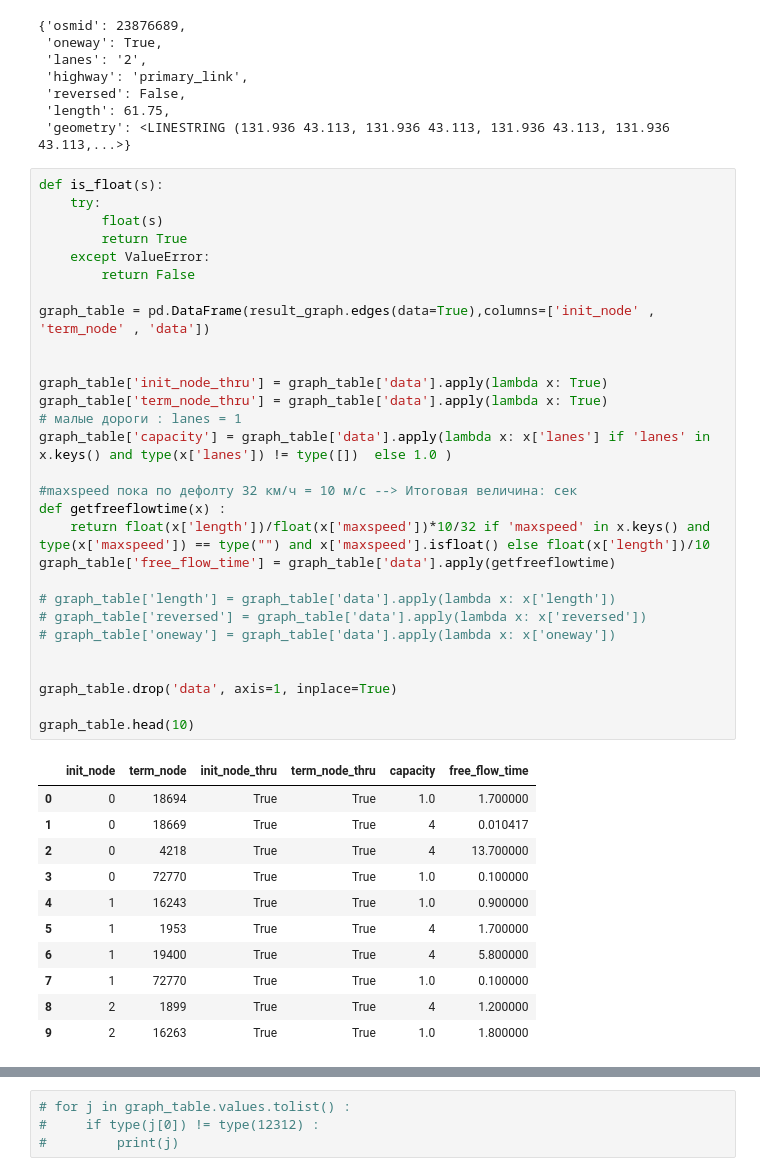
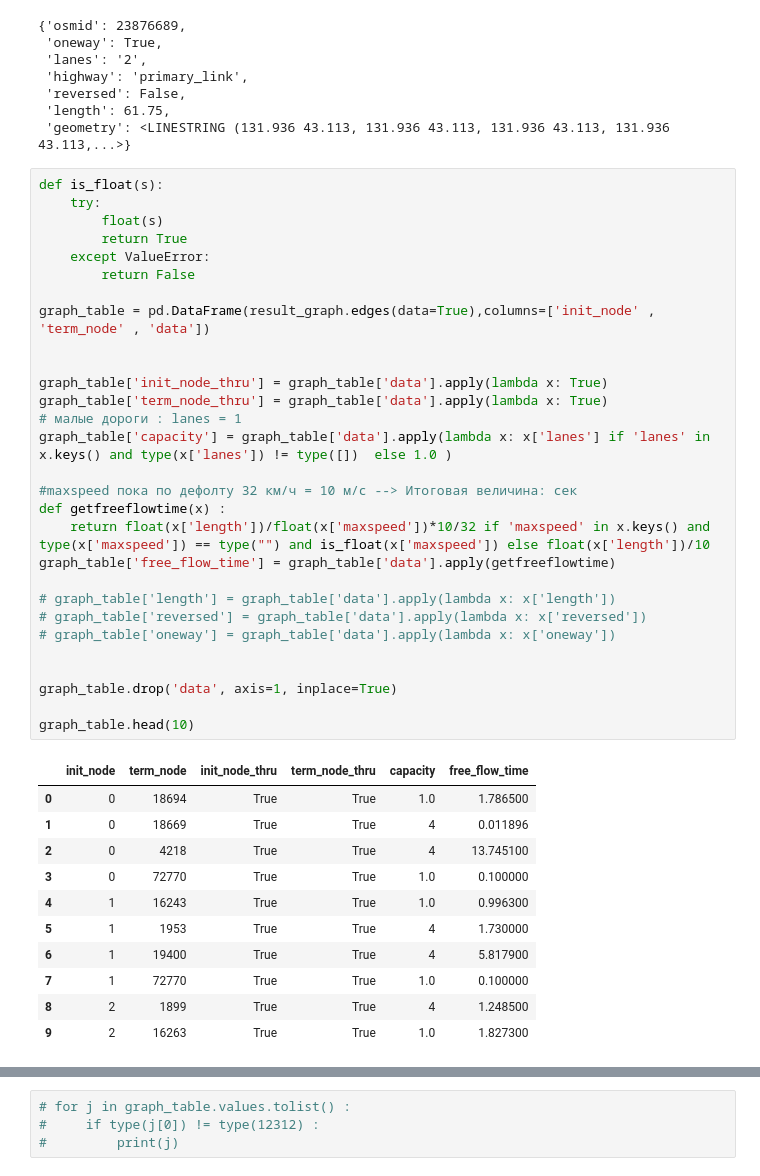
Before and after one commit to ThunderstormXX/TransportNet, a Jupyter notebook: Citytograph/test.ipynb, the cells around one changed output, grey strips where cells are left out. Saved outputs shown, nothing was run; the diff lists cells and outputs as text.

```diff
--- a/Citytograph/test.ipynb
+++ b/Citytograph/test.ipynb
@@ -559,44 +559,44 @@ df['data'][22]
 # %%
 def is_float(s):
     try:
         float(s)
         return True
     except ValueError:
         return False
 
 graph_table = pd.DataFrame(result_graph.edges(data=True),columns=['init_node' , 'term_node' , 'data'])
 
 
 graph_table['init_node_thru'] = graph_table['data'].apply(lambda x: True)
 graph_table['term_node_thru'] = graph_table['data'].apply(lambda x: True)
 # малые дороги : lanes = 1
 graph_table['capacity'] = graph_table['data'].apply(lambda x: x['lanes'] if 'lanes' in x.keys() and type(x['lanes']) != type([])  else 1.0 )
 
 #maxspeed пока по дефолту 32 км/ч = 10 м/c --> Итоговая величина: сек
 def getfreeflowtime(x) :
-    return float(x['length'])/float(x['maxspeed'])*10/32 if 'maxspeed' in x.keys() and type(x['maxspeed']) == type("") and x['maxspeed'].isfloat() else float(x['length'])/10
+    return float(x['length'])/float(x['maxspeed'])*10/32 if 'maxspeed' in x.keys() and type(x['maxspeed']) == type("") and is_float(x['maxspeed']) else float(x['length'])/10
 graph_table['free_flow_time'] = graph_table['data'].apply(getfreeflowtime)
 
 # graph_table['length'] = graph_table['data'].apply(lambda x: x['length'])
 # graph_table['reversed'] = graph_table['data'].apply(lambda x: x['reversed'])
 # graph_table['oneway'] = graph_table['data'].apply(lambda x: x['oneway'])
 
 
 graph_table.drop('data', axis=1, inplace=True)
 
 graph_table.head(10)
 # %% [output]
 |  | init_node | term_node | init_node_thru | term_node_thru | capacity | free_flow_time |
-| 0 | 0 | 18694 | True | True | 1.0 | 1.700000 |
-| 1 | 0 | 18669 | True | True | 4 | 0.010417 |
-| 2 | 0 | 4218 | True | True | 4 | 13.700000 |
+| 0 | 0 | 18694 | True | True | 1.0 | 1.786500 |
+| 1 | 0 | 18669 | True | True | 4 | 0.011896 |
+| 2 | 0 | 4218 | True | True | 4 | 13.745100 |
 | 3 | 0 | 72770 | True | True | 1.0 | 0.100000 |
-| 4 | 1 | 16243 | True | True | 1.0 | 0.900000 |
-| 5 | 1 | 1953 | True | True | 4 | 1.700000 |
-| 6 | 1 | 19400 | True | True | 4 | 5.800000 |
+| 4 | 1 | 16243 | True | True | 1.0 | 0.996300 |
+| 5 | 1 | 1953 | True | True | 4 | 1.730000 |
+| 6 | 1 | 19400 | True | True | 4 | 5.817900 |
 | 7 | 1 | 72770 | True | True | 1.0 | 0.100000 |
-| 8 | 2 | 1899 | True | True | 4 | 1.200000 |
-| 9 | 2 | 16263 | True | True | 1.0 | 1.800000 |
+| 8 | 2 | 1899 | True | True | 4 | 1.248500 |
+| 9 | 2 | 16263 | True | True | 1.0 | 1.827300 |
 # %%
 graph_table[graph_table['free_flow_time'] == 0 ]
 # %% [output]
```
Also changed, not shown: parts of 5 cells of this notebook, 4 other files.
